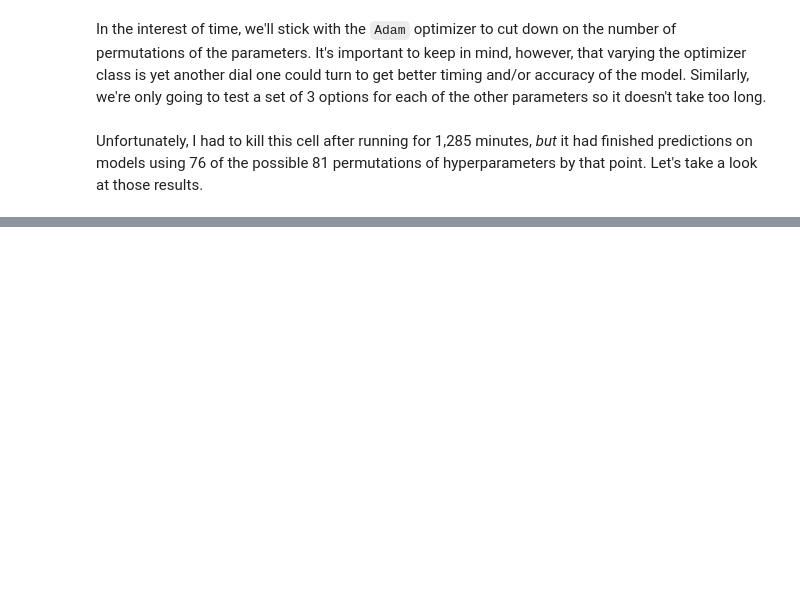
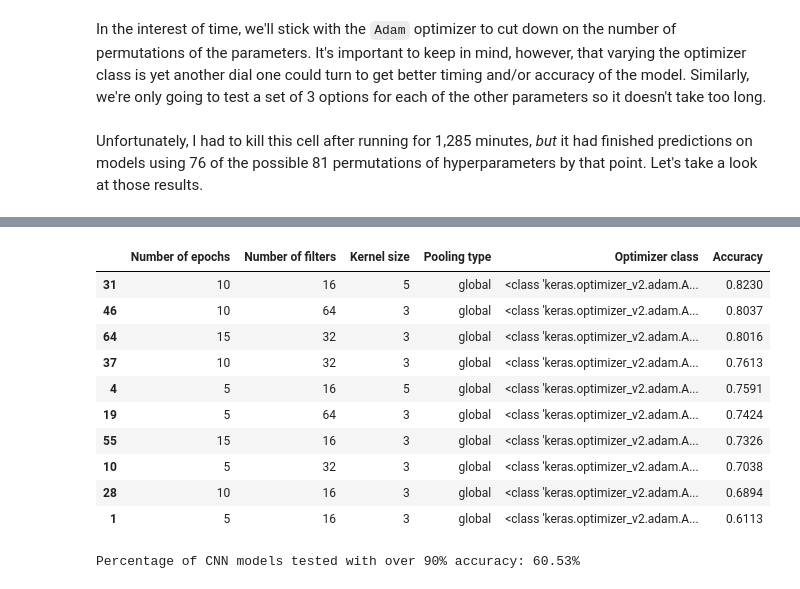
Before and after one commit to schledererj/cs6340-project-3, a Jupyter notebook: cs6340_project_3.ipynb, the cells around one changed output, grey strips where cells are left out. Saved outputs shown, nothing was run; the diff lists cells and outputs as text; code cells hidden in the pictures; blank space fills up the shorter version.

```diff
--- a/cs6340_project_3.ipynb
+++ b/cs6340_project_3.ipynb
@@ -513,0 +517,19 @@ pd.DataFrame(results).sort_values(by='Accuracy', ascending=False)
+# %%
+results_df[-10:]
+# %% [output]
+|  | Number of epochs | Number of filters | Kernel size | Pooling type | Optimizer class | Accuracy |
+| 31 | 10 | 16 | 5 | global | <class 'keras.optimizer_v2.adam.A... | 0.8230 |
+| 46 | 10 | 64 | 3 | global | <class 'keras.optimizer_v2.adam.A... | 0.8037 |
+| 64 | 15 | 32 | 3 | global | <class 'keras.optimizer_v2.adam.A... | 0.8016 |
+| 37 | 10 | 32 | 3 | global | <class 'keras.optimizer_v2.adam.A... | 0.7613 |
+| 4 | 5 | 16 | 5 | global | <class 'keras.optimizer_v2.adam.A... | 0.7591 |
+| 19 | 5 | 64 | 3 | global | <class 'keras.optimizer_v2.adam.A... | 0.7424 |
+| 55 | 15 | 16 | 3 | global | <class 'keras.optimizer_v2.adam.A... | 0.7326 |
+| 10 | 5 | 32 | 3 | global | <class 'keras.optimizer_v2.adam.A... | 0.7038 |
+| 28 | 10 | 16 | 3 | global | <class 'keras.optimizer_v2.adam.A... | 0.6894 |
+| 1 | 5 | 16 | 3 | global | <class 'keras.optimizer_v2.adam.A... | 0.6113 |
+# %%
+num_models_over_90_pct_accurate = results_df[results_df['Accuracy'] > 0.9].shape[0]
+print(f"Percentage of CNN models tested with over 90% accuracy: {(num_models_over_90_pct_accurate / results_df.shape[0] * 100):.2f}%")
+# %% [output]
+Percentage of CNN models tested with over 90% accuracy: 60.53%
```
Also changed, not shown: parts of 10 cells of this notebook, 3 other files.
